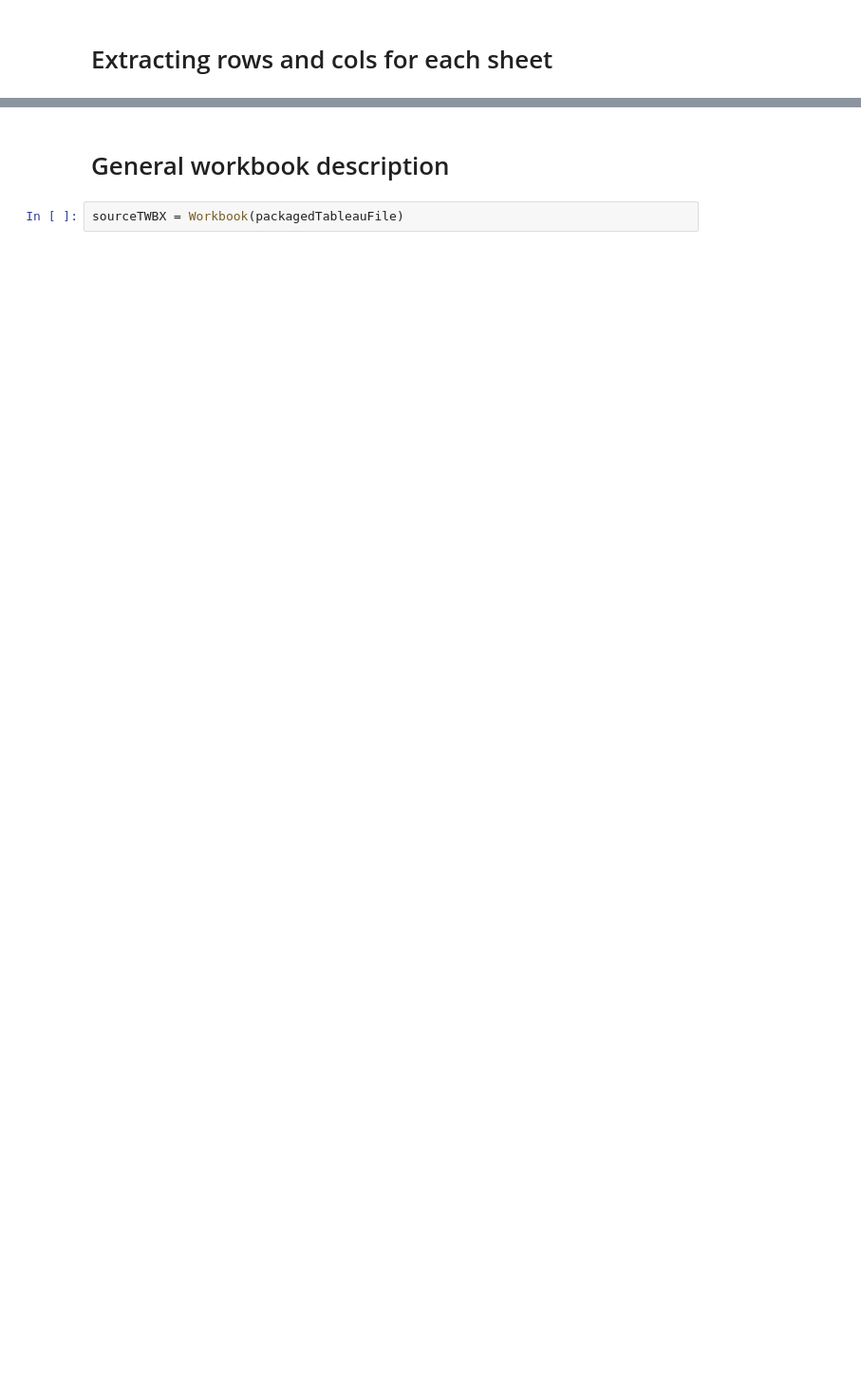
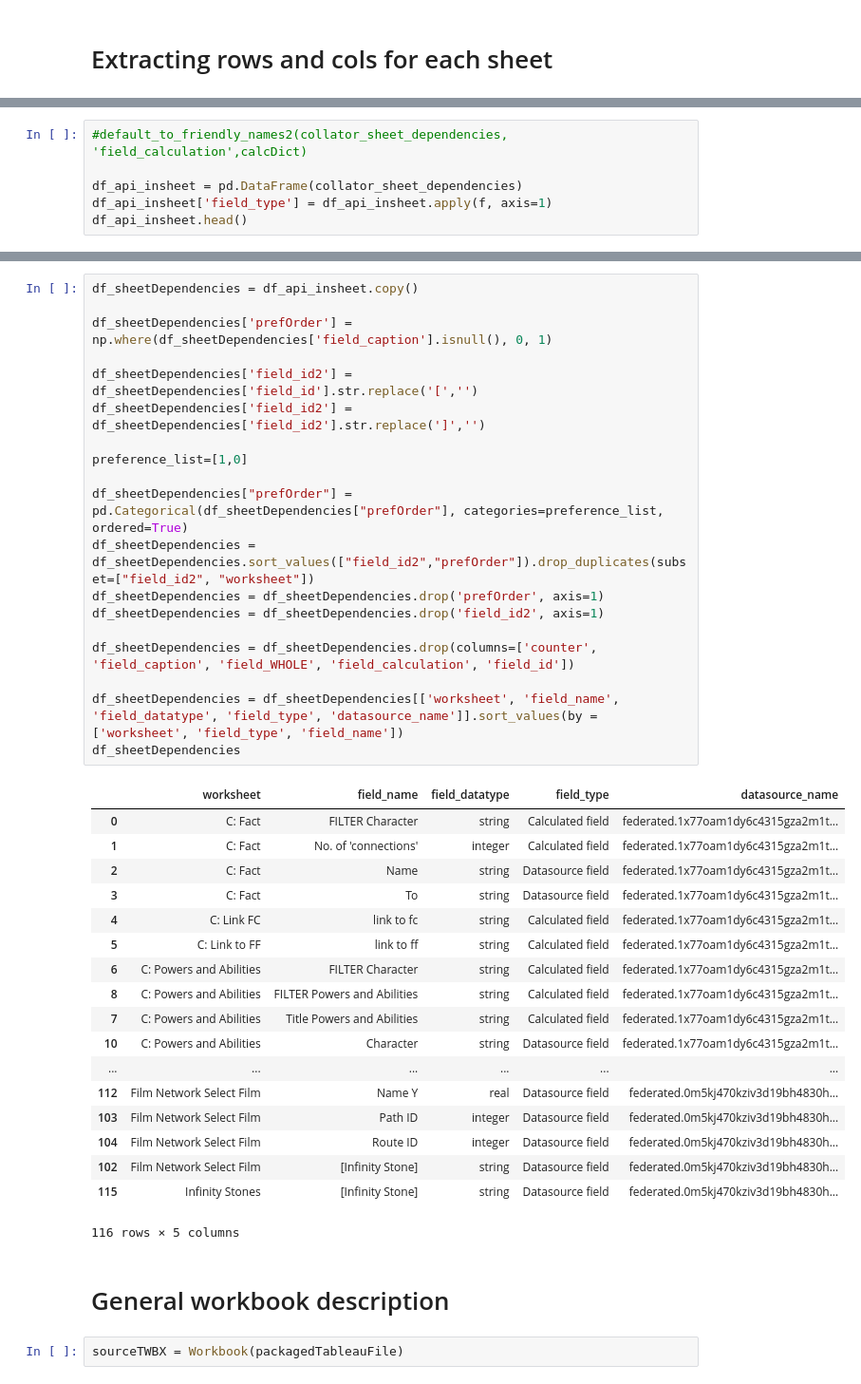
Before and after one commit to scinana/tableauCalculationExport, a Jupyter notebook: Tableau Calculation extractor.ipynb, the cells around one changed output, grey strips where cells are left out. Shown: that part at 95% size. Saved outputs shown, nothing was run; the diff lists cells and outputs as text; blank space fills up the shorter version.

```diff
--- a/Tableau Calculation extractor.ipynb
+++ b/Tableau Calculation extractor.ipynb
@@ -356,0 +622,6 @@ df2.head(2)
+# %%
+#default_to_friendly_names2(collator_sheet_dependencies, 'field_calculation',calcDict)
+
+df_api_insheet = pd.DataFrame(collator_sheet_dependencies)
+df_api_insheet['field_type'] = df_api_insheet.apply(f, axis=1)
+df_api_insheet.head()
@@ -357,3 +635,41 @@ df2.head(2)
+# %%
+df_sheetDependencies = df_api_insheet.copy()
+
+df_sheetDependencies['prefOrder'] = np.where(df_sheetDependencies['field_caption'].isnull(), 0, 1)
+
+df_sheetDependencies['field_id2'] = df_sheetDependencies['field_id'].str.replace('[','')
+df_sheetDependencies['field_id2'] = df_sheetDependencies['field_id2'].str.replace(']','')
+
+preference_list=[1,0]
+
+df_sheetDependencies["prefOrder"] = pd.Categorical(df_sheetDependencies["prefOrder"], categories=preference_list, ordered=True)
+df_sheetDependencies = df_sheetDependencies.sort_values(["field_id2","prefOrder"]).drop_duplicates(subset=["field_id2", "worksheet"])
+df_sheetDependencies = df_sheetDependencies.drop('prefOrder', axis=1)
+df_sheetDependencies = df_sheetDependencies.drop('field_id2', axis=1)
+
+df_sheetDependencies = df_sheetDependencies.drop(columns=['counter', 'field_caption', 'field_WHOLE', 'field_calculation', 'field_id'])
+
+df_sheetDependencies = df_sheetDependencies[['worksheet', 'field_name', 'field_datatype', 'field_type', 'datasource_name']].sort_values(by = ['worksheet', 'field_type', 'field_name'])
+df_sheetDependencies
+# %% [output]
+|  | worksheet | field_name | field_datatype | field_type | datasource_name |
+| 0 | C: Fact | FILTER Character | string | Calculated field | federated.1x77oam1dy6c4315gza2m1t... |
+| 1 | C: Fact | No. of 'connections' | integer | Calculated field | federated.1x77oam1dy6c4315gza2m1t... |
+| 2 | C: Fact | Name | string | Datasource field | federated.1x77oam1dy6c4315gza2m1t... |
+| 3 | C: Fact | To | string | Datasource field | federated.1x77oam1dy6c4315gza2m1t... |
+| 4 | C: Link FC | link to fc | string | Calculated field | federated.1x77oam1dy6c4315gza2m1t... |
+| 5 | C: Link to FF | link to ff | string | Calculated field | federated.1x77oam1dy6c4315gza2m1t... |
+| 6 | C: Powers and Abilities | FILTER Character | string | Calculated field | federated.1x77oam1dy6c4315gza2m1t... |
+| 8 | C: Powers and Abilities | FILTER Powers and Abilities | string | Calculated field | federated.1x77oam1dy6c4315gza2m1t... |
+| 7 | C: Powers and Abilities | Title Powers and Abilities | string | Calculated field | federated.1x77oam1dy6c4315gza2m1t... |
+| 10 | C: Powers and Abilities | Character | string | Datasource field | federated.1x77oam1dy6c4315gza2m1t... |
+| ... | ... | ... | ... | ... | ... |
+| 112 | Film Network Select Film | Name Y | real | Datasource field | federated.0m5kj470kziv3d19bh4830h... |
+| 103 | Film Network Select Film | Path ID | integer | Datasource field | federated.0m5kj470kziv3d19bh4830h... |
+| 104 | Film Network Select Film | Route ID | integer | Datasource field | federated.0m5kj470kziv3d19bh4830h... |
+| 102 | Film Network Select Film | [Infinity Stone] | string | Datasource field | federated.0m5kj470kziv3d19bh4830h... |
+| 115 | Infinity Stones | [Infinity Stone] | string | Datasource field | federated.0m5kj470kziv3d19bh4830h... |
+116 rows × 5 columns
 # %% [markdown]
 # General workbook description
 # %%
```
Also changed, not shown: parts of 53 cells of this notebook.
